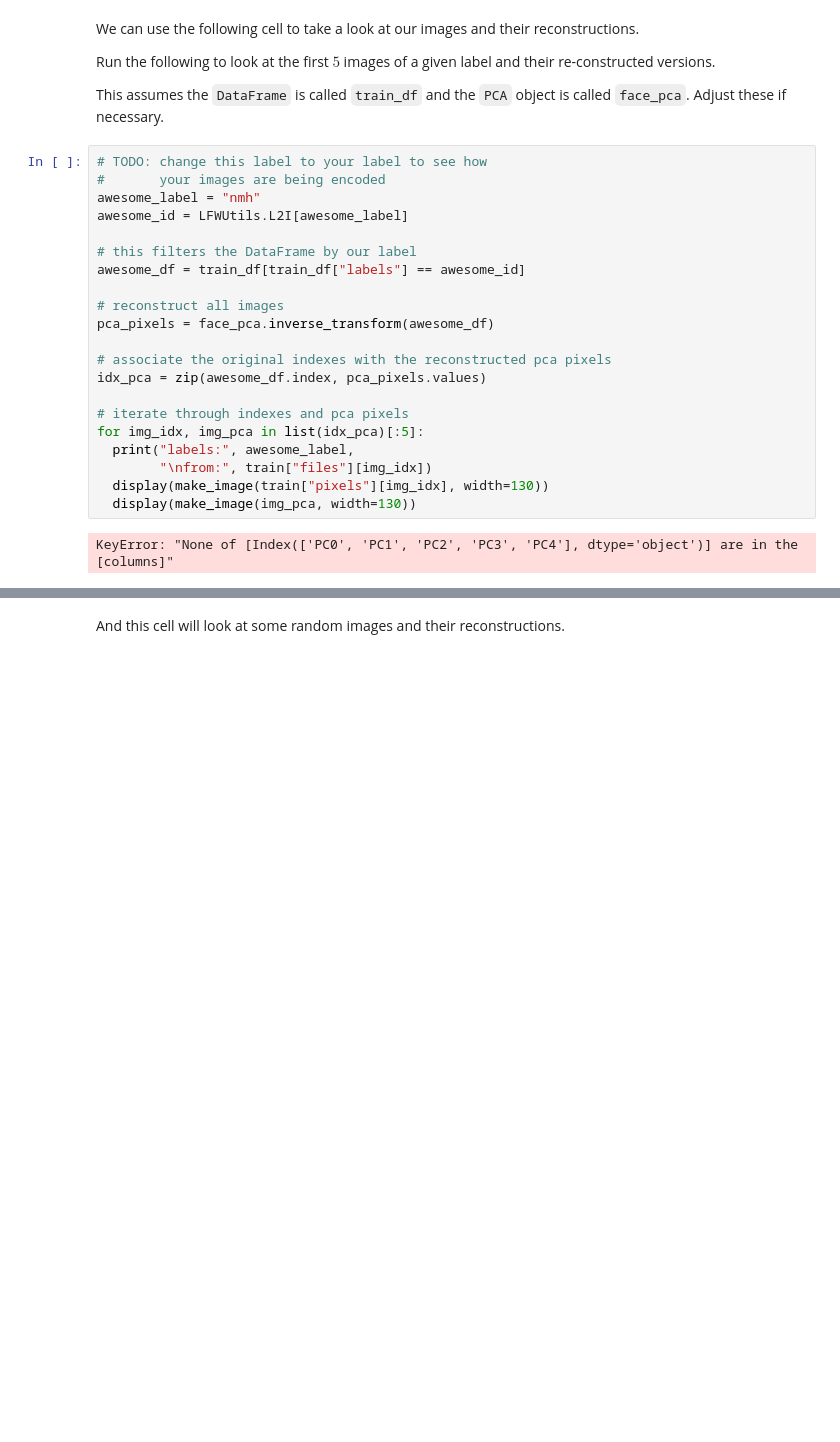
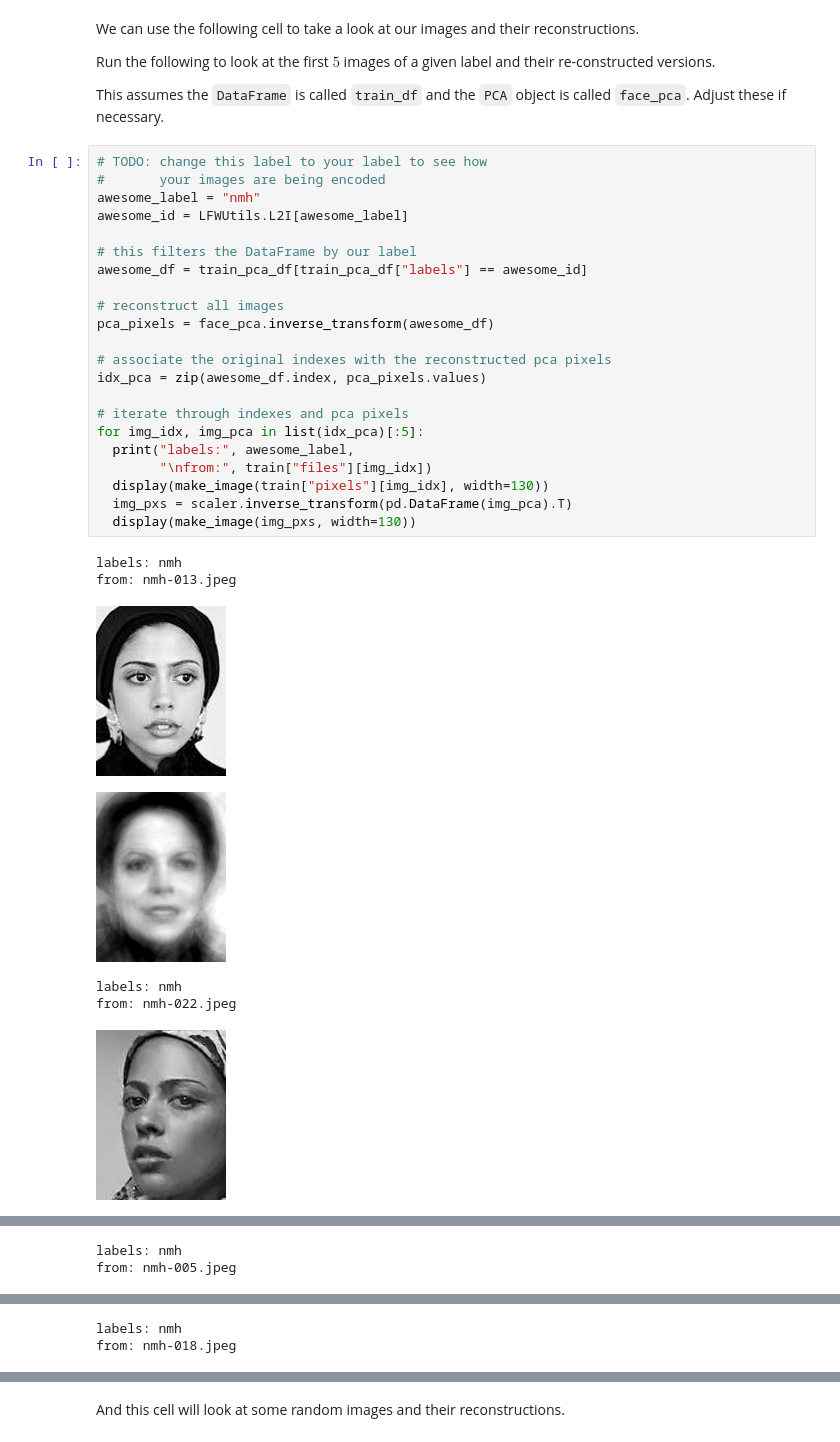
Before and after one commit to 9103hf24na/HW10, a Jupyter notebook: HW10.ipynb, the cells around one changed output, grey strips where cells are left out. Drawn from its saved outputs; the diff is of its cells as text; blank space fills up the shorter version.

```diff
--- a/HW10.ipynb
+++ b/HW10.ipynb
@@ -228,23 +228,30 @@ This assumes the `DataFrame` is called `train_df` and the `PCA` object is called
 # %%
 # TODO: change this label to your label to see how
 #       your images are being encoded
 awesome_label = "nmh"
 awesome_id = LFWUtils.L2I[awesome_label]
 
 # this filters the DataFrame by our label
-awesome_df = train_df[train_df["labels"] == awesome_id]
+awesome_df = train_pca_df[train_pca_df["labels"] == awesome_id]
 
 # reconstruct all images
 pca_pixels = face_pca.inverse_transform(awesome_df)
 
 # associate the original indexes with the reconstructed pca pixels
 idx_pca = zip(awesome_df.index, pca_pixels.values)
 
 # iterate through indexes and pca pixels
 for img_idx, img_pca in list(idx_pca)[:5]:
   print("labels:", awesome_label,
         "\nfrom:", train["files"][img_idx])
   display(make_image(train["pixels"][img_idx], width=130))
-  display(make_image(img_pca, width=130))
+  img_pxs = scaler.inverse_transform(pd.DataFrame(img_pca).T)
+  display(make_image(img_pxs, width=130))
 # %% [output]
-KeyError: "None of [Index(['PC0', 'PC1', 'PC2', 'PC3', 'PC4'], dtype='object')] are in the [columns]"
+labels: nmh
+from: nmh-013.jpeg
+[figure, added]
+[figure, added]
+labels: nmh
+from: nmh-022.jpeg
+[figure, added]
@@ -250,0 +259,2 @@ KeyError: "None of [Index(['PC0', 'PC1', 'PC2', 'PC3', 'PC4'], dtype='object')]
+labels: nmh
+from: nmh-005.jpeg
@@ -250,0 +263,2 @@ KeyError: "None of [Index(['PC0', 'PC1', 'PC2', 'PC3', 'PC4'], dtype='object')]
+labels: nmh
+from: nmh-018.jpeg
```
Also changed, not shown: parts of 3 cells of this notebook, 8 other files.
